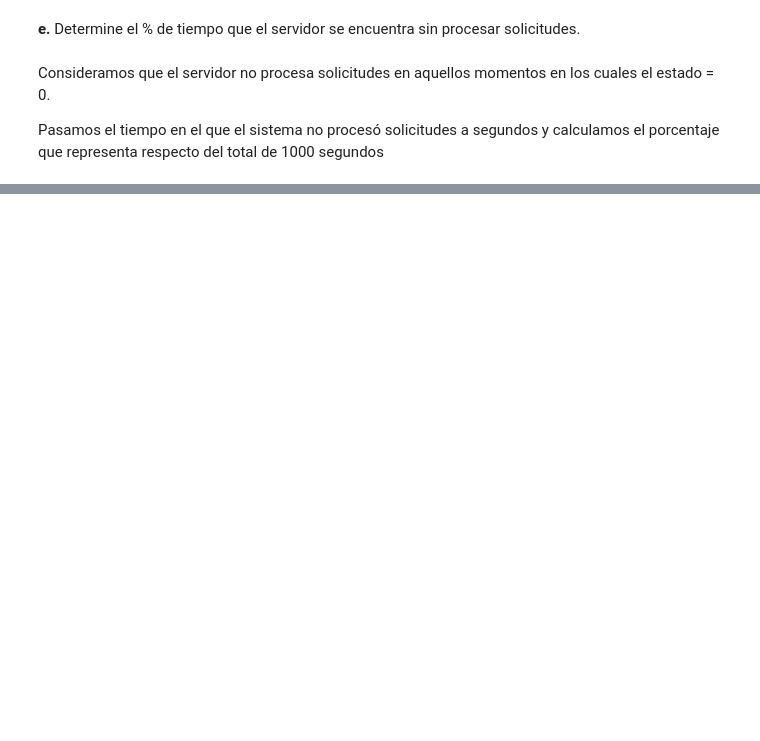
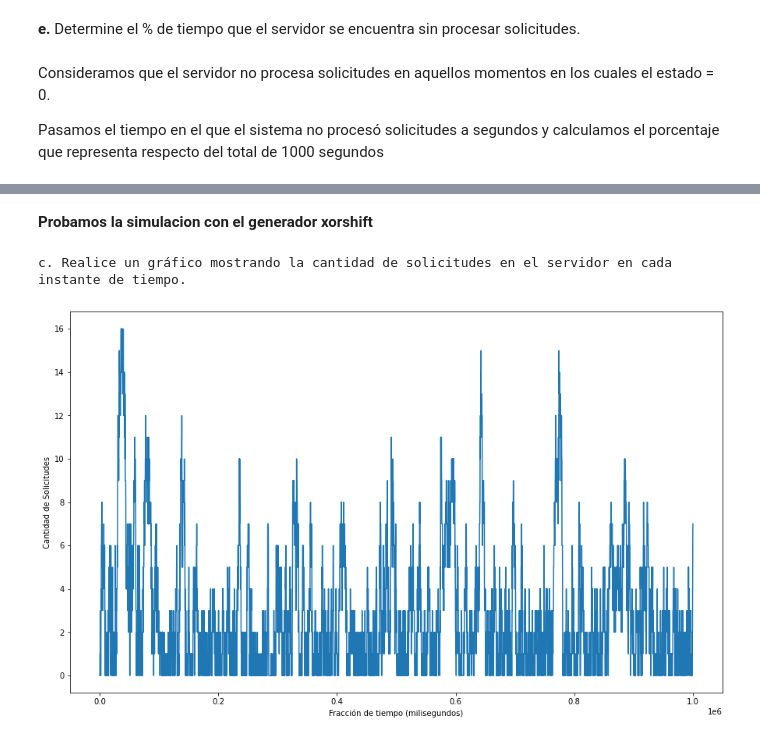
Before and after one commit to AldoRastrelli/Simulacion-FIUBA, a Jupyter notebook: TP2.ipynb, the cells around one changed output, grey strips where cells are left out. Cells and saved outputs as stored; diff of their text form; code cells hidden in the pictures; blank space fills up the shorter version.

```diff
--- a/TP2.ipynb
+++ b/TP2.ipynb
@@ -732,0 +733,16 @@ print(str(((tiempo_sin_solicitudes / 1000) * 100) / 1000) + "%")
+# %% [markdown]
+__Probamos la simulacion con el generador xorshift__
+# %%
+rand_xorshift = xorshift(int(time.time()))
+# %%
+tiempos, cant_solicitudes_x_fraccion, total_solicitudes_procesadas, tiempo_sin_solicitudes = simulacion(1000, 10,rand_xorshift.uniform_rand)
+# %%
+print("c. Realice un gráfico mostrando la cantidad de solicitudes en el servidor en cada instante de tiempo.")
+plt.figure(figsize=(15,9))
+plt.plot(tiempos,cant_solicitudes_x_fraccion)
+plt.xlabel('Fracción de tiempo (milisegundos)')
+plt.ylabel('Cantidad de Solicitudes')
+plt.savefig('solicitudes_x_tiempo_xorshift.jpg', dpi=300, bbox_inches='tight')
+# %% [output]
+c. Realice un gráfico mostrando la cantidad de solicitudes en el servidor en cada instante de tiempo.
+[figure, added]
```
Also changed, not shown: parts of 13 cells of this notebook.
